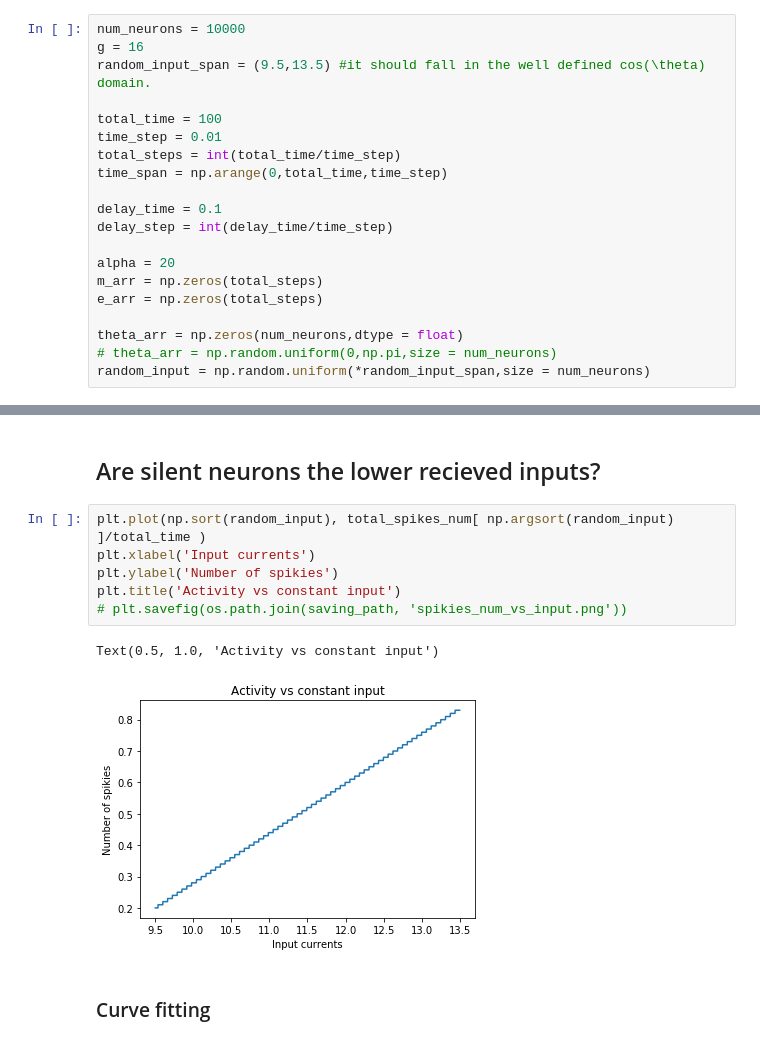
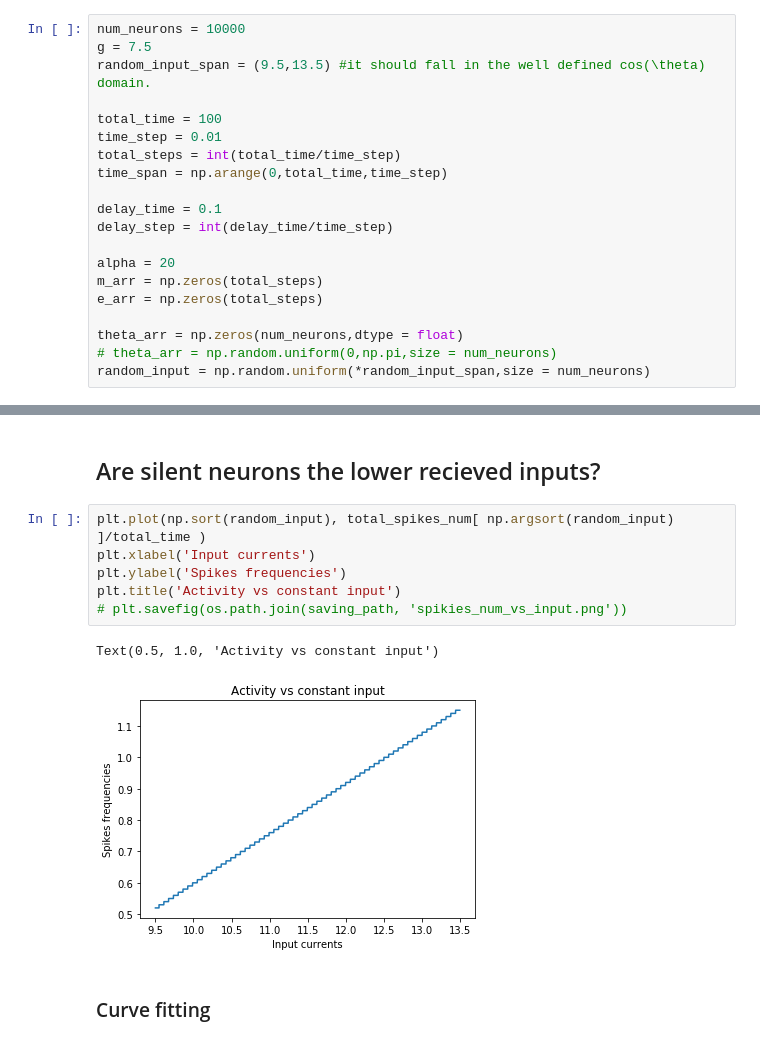
Before and after one commit to mmehrani/master_thesis, a Jupyter notebook: scripts/rotational_model/rotational_model.ipynb, the cells around one changed output, grey strips where cells are left out. Saved outputs shown, nothing was run; the diff lists cells and outputs as text.

```diff
--- a/scripts/rotational_model/rotational_model.ipynb
+++ b/scripts/rotational_model/rotational_model.ipynb
@@ -14,7 +14,7 @@ from tqdm import tqdm
 import os
 # %%
 num_neurons = 10000
-g = 16
+g = 7.5
 random_input_span = (9.5,13.5) #it should fall in the well defined cos(\theta) domain.
 
 total_time = 100
@@ -148,12 +148,12 @@ plt.savefig( os.path.join(saving_path, 'spikies_time_interval.png'))
 # %%
 plt.plot(np.sort(random_input), total_spikes_num[ np.argsort(random_input) ]/total_time )
 plt.xlabel('Input currents')
-plt.ylabel('Number of spikies')
+plt.ylabel('Spikes frequencies')
 plt.title('Activity vs constant input')
 # plt.savefig(os.path.join(saving_path, 'spikies_num_vs_input.png'))
 # %% [output]
 Text(0.5, 1.0, 'Activity vs constant input')
-[figure, old version]
+[figure, new version]
 # %% [markdown]
 ### Curve fitting
 # %% [markdown]
```
Also changed, not shown: parts of 15 cells of this notebook, 1 other file.
